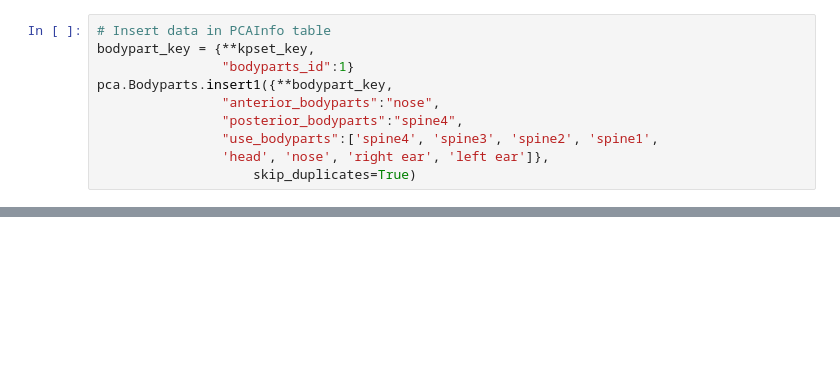
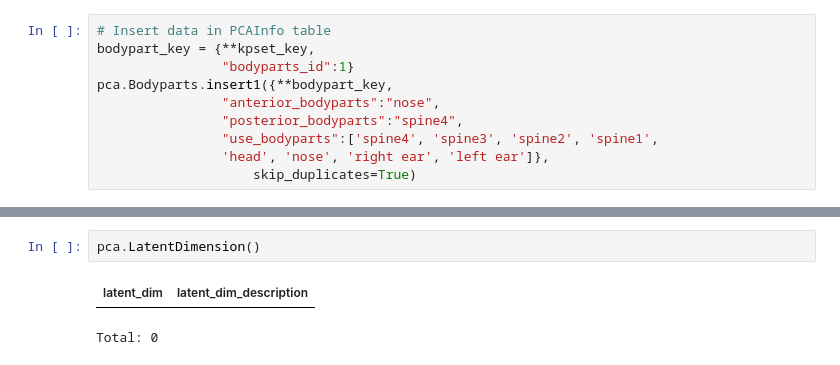
Before and after one commit to datajoint/element-moseq, a Jupyter notebook: notebooks/testing.ipynb, the cells around one changed output, grey strips where cells are left out. Drawn from its saved outputs; the diff is of its cells as text; blank space fills up the shorter version.

```diff
--- a/notebooks/testing.ipynb
+++ b/notebooks/testing.ipynb
@@ -105,0 +143,5 @@ pca.DataLoadingTask.FormattedDataset()
+# %%
+pca.LatentDimension()
+# %% [output]
+| latent_dim | latent_dim_description |
+Total: 0
```
Also changed, not shown: parts of 19 cells of this notebook.
